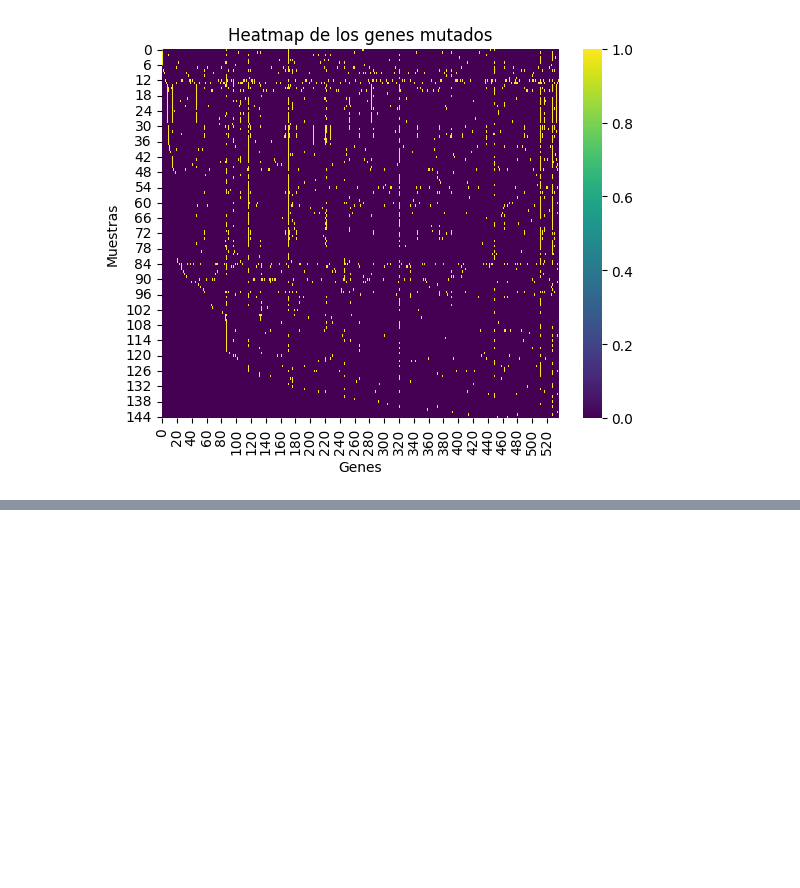
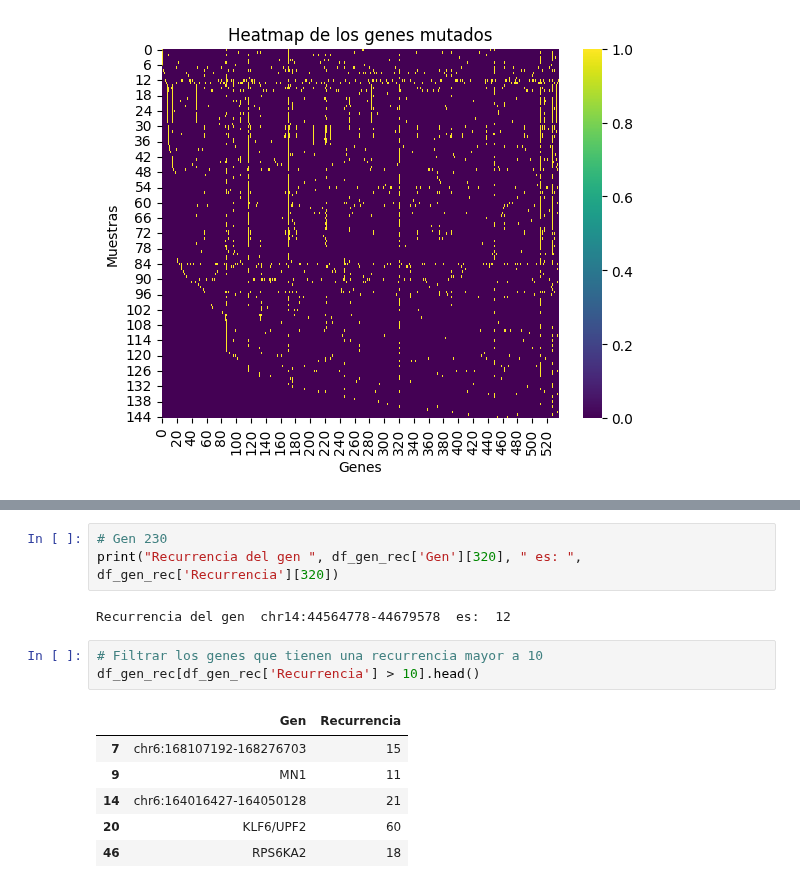
Before and after one commit to ValeRT24/Proyecto-Genomica-Computacional, a Jupyter notebook: proyecto-helper.ipynb, the cells around one changed output, grey strips where cells are left out. Saved outputs shown, nothing was run; the diff lists cells and outputs as text; blank space fills up the shorter version.

```diff
--- a/proyecto-helper.ipynb
+++ b/proyecto-helper.ipynb
@@ -102,0 +126,15 @@ Genes mutados en la muestra 12:  {'NPHP4', 'ADAM15', 'HIPK2', 'CDKN2A', 'NOS3',
+# %%
+# Gen 230
+print("Recurrencia del gen ", df_gen_rec['Gen'][320], " es: ", df_gen_rec['Recurrencia'][320])
+# %% [output]
+Recurrencia del gen  chr14:44564778-44679578  es:  12
+# %%
+# Filtrar los genes que tienen una recurrencia mayor a 10
+df_gen_rec[df_gen_rec['Recurrencia'] > 10].head()
+# %% [output]
+|  | Gen | Recurrencia |
+| 7 | chr6:168107192-168276703 | 15 |
+| 9 | MN1 | 11 |
+| 14 | chr6:164016427-164050128 | 21 |
+| 20 | KLF6/UPF2 | 60 |
+| 46 | RPS6KA2 | 18 |
```
Also changed, not shown: parts of 6 cells of this notebook, 1 other file.
